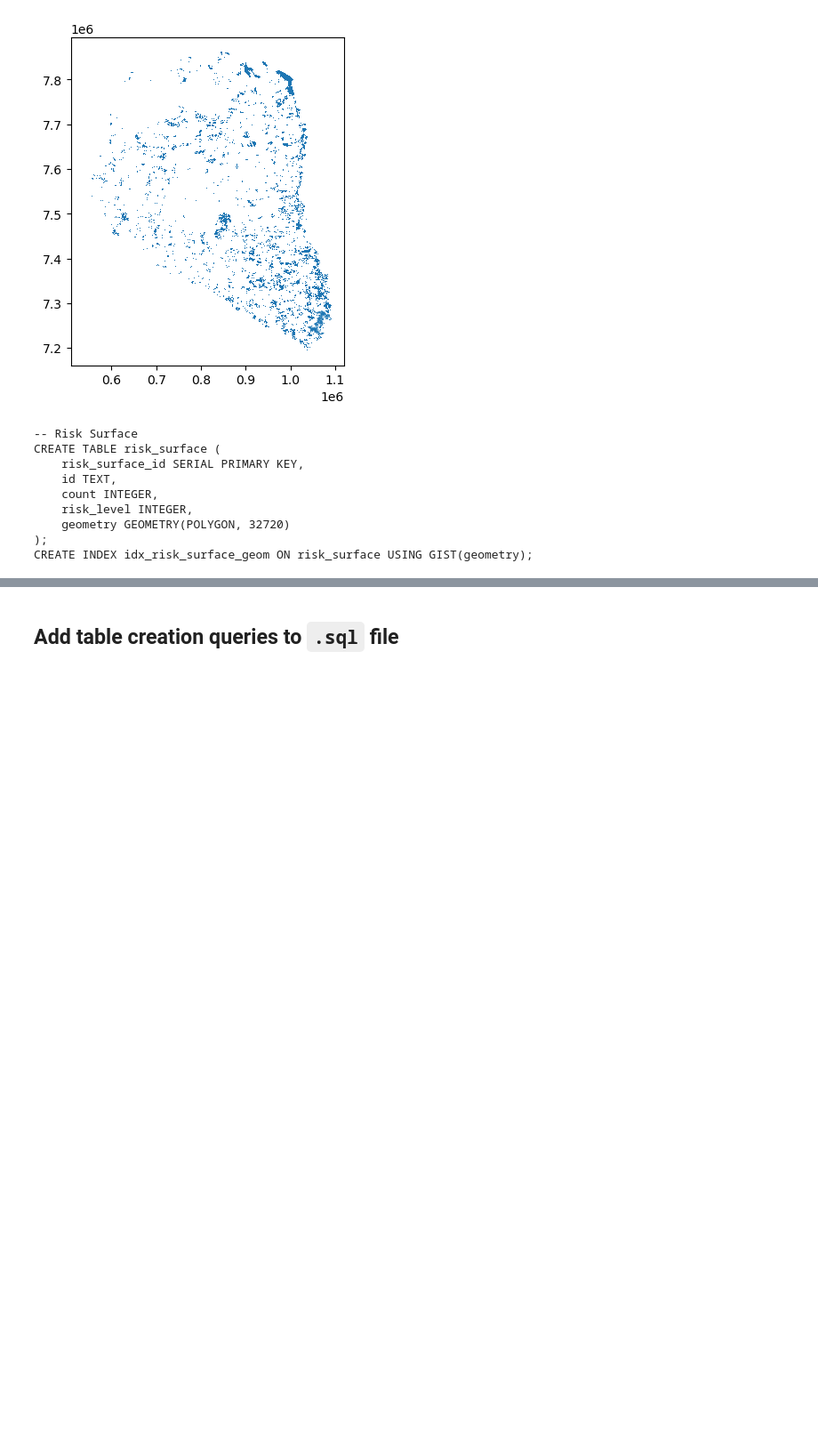
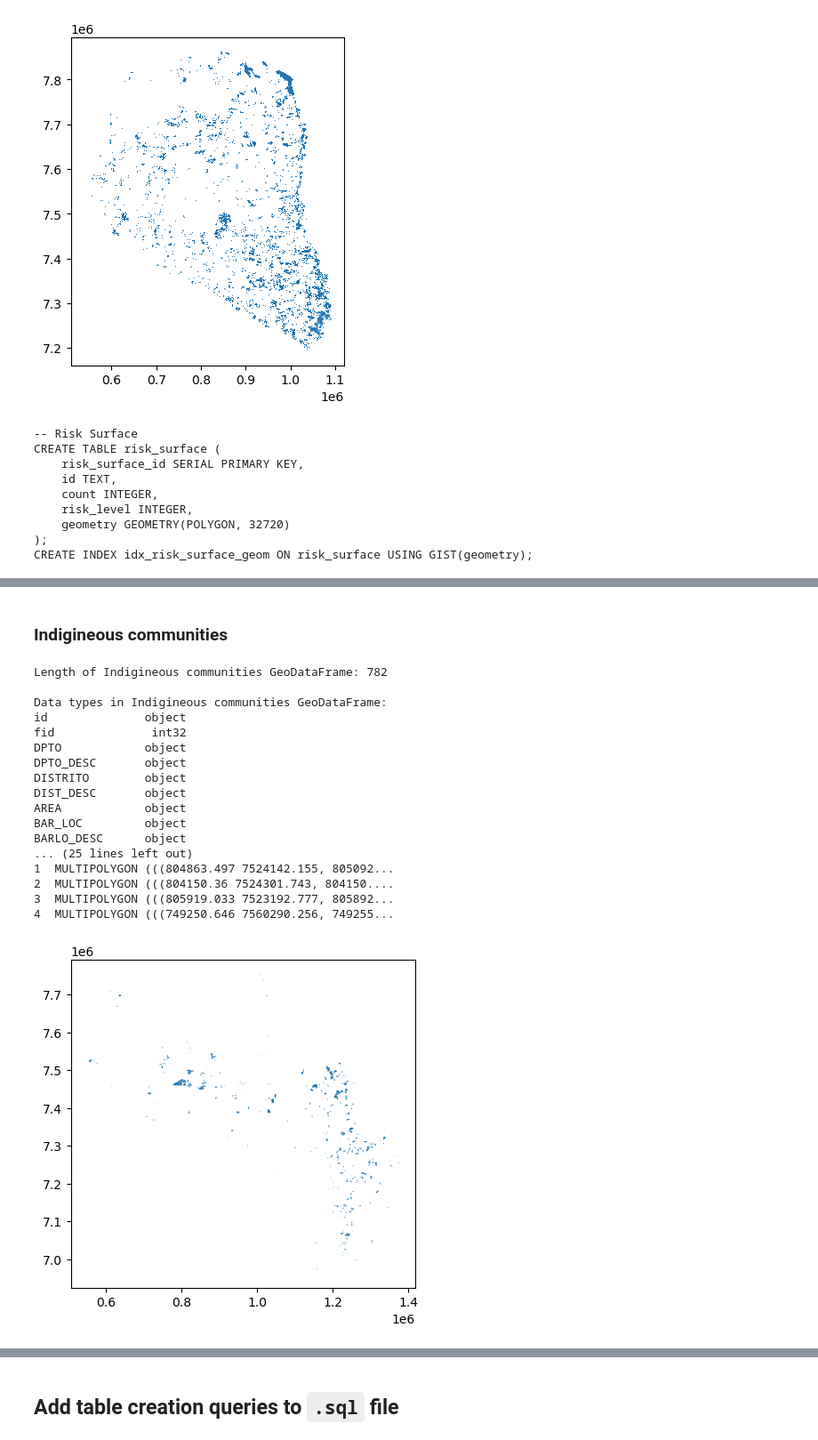
Before and after one commit to p-med/Wildfire-geospatial-dashboard, a Jupyter notebook: data/Data_preparation.ipynb, the cells around one changed output, grey strips where cells are left out. Shown at 89% size. Cells and saved outputs as stored; diff of their text form; code cells hidden in the pictures; blank space fills up the shorter version.

```diff
--- a/data/Data_preparation.ipynb
+++ b/data/Data_preparation.ipynb
@@ -466,0 +610,28 @@ CREATE INDEX idx_risk_surface_geom ON risk_surface USING GIST(geometry);
+# %% [markdown]
+### Indigineous communities
+# %%
+# Load risk surface
+indig_comm_gdf = gpd.read_file('raw/indigenous_communities/comunidades_indigenas.geojson')
+indig_comm_gdf.to_crs(epsg=32720, inplace=True)
+
+# Display first 5 rows of the GeoDataFrame and get length of data
+display_gdf_info(indig_comm_gdf, "Indigineous communities")
+# %% [output]
+Length of Indigineous communities GeoDataFrame: 782
+
+Data types in Indigineous communities GeoDataFrame:
+id              object
+fid              int32
+DPTO            object
+DPTO_DESC       object
+DISTRITO        object
+DIST_DESC       object
+AREA            object
+BAR_LOC         object
+BARLO_DESC      object
+... (25 lines left out)
+1  MULTIPOLYGON (((804863.497 7524142.155, 805092...
+2  MULTIPOLYGON (((804150.36 7524301.743, 804150....
+3  MULTIPOLYGON (((805919.033 7523192.777, 805892...
+4  MULTIPOLYGON (((749250.646 7560290.256, 749255...
+[figure, added]
```
Also changed, not shown: parts of 13 cells of this notebook, 4 other files.
